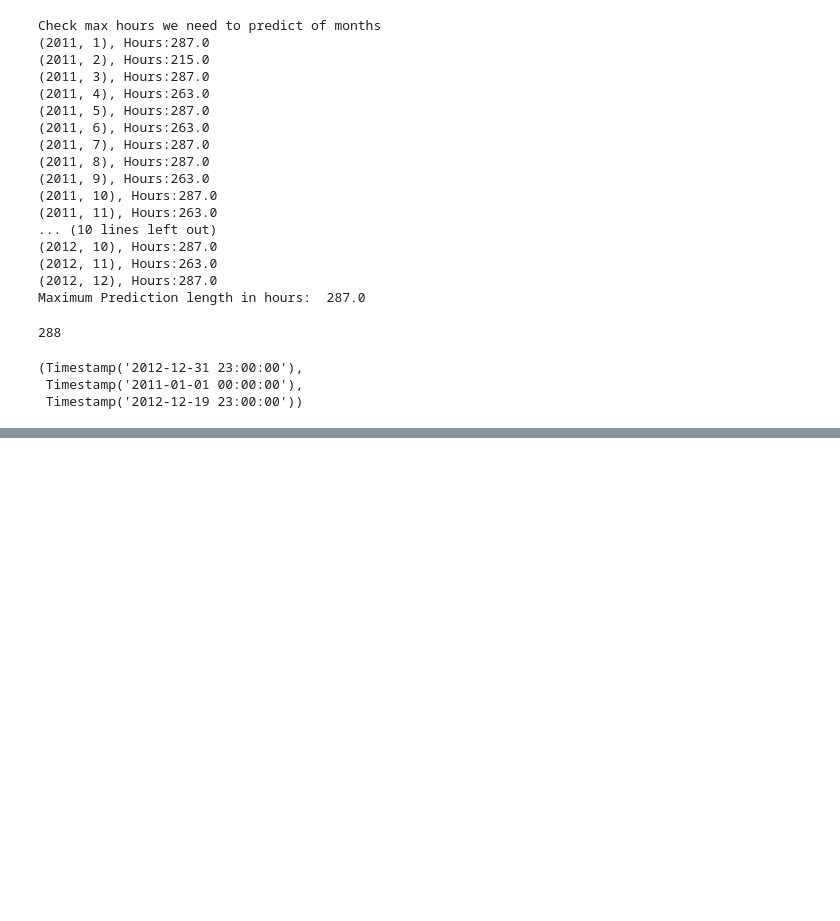
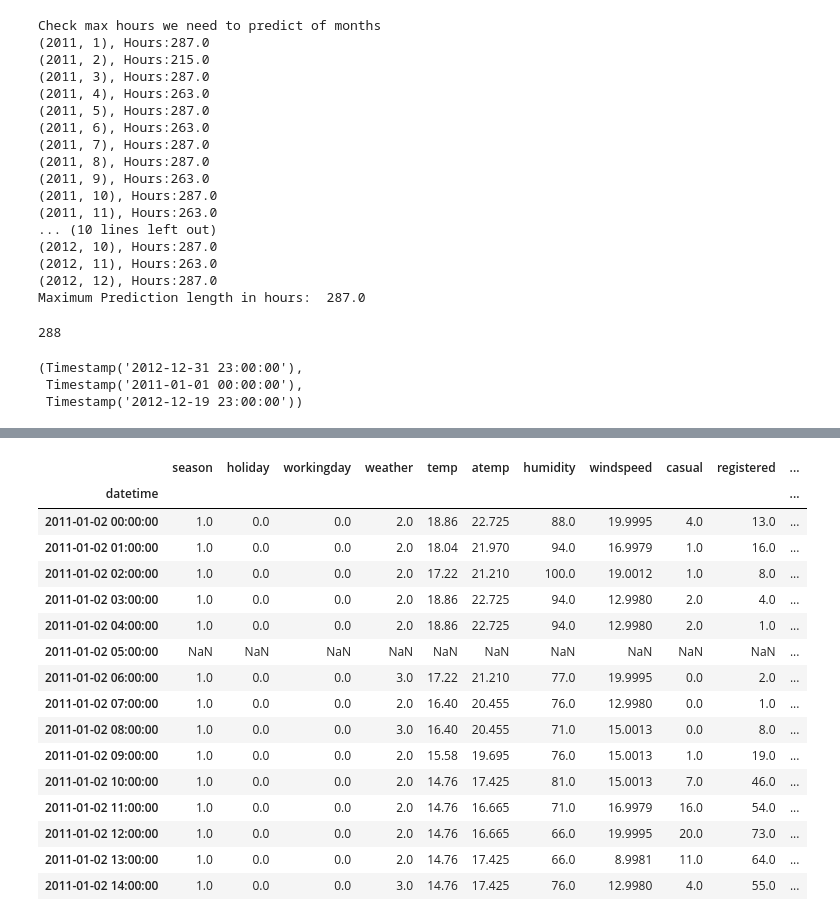
Before and after one commit to saravanankrishnarajan/SageMaker, a Jupyter notebook: DeepAR/BikeRental/deepar_biketrain_data_preparation.ipynb, the cells around one changed output, grey strips where cells are left out. Cells and saved outputs as stored; diff of their text form; code cells hidden in the pictures; blank space fills up the shorter version.

```diff
--- a/DeepAR/BikeRental/deepar_biketrain_data_preparation.ipynb
+++ b/DeepAR/BikeRental/deepar_biketrain_data_preparation.ipynb
@@ -138,0 +220,21 @@ dt_train_range = (dt_dataset_start_time, dt_dataset_end_time - datetime.timedelt
+# %%
+# after resample 5AM row has all NaNs
+df['2011-01-02 00:00:00':'2011-01-02 14:00:00']
+# %% [output]
+|  | season | holiday | workingday | weather | temp | atemp | humidity | windspeed | casual | registered | ... |
+| datetime |  |  |  |  |  |  |  |  |  |  | ... |
+| 2011-01-02 00:00:00 | 1.0 | 0.0 | 0.0 | 2.0 | 18.86 | 22.725 | 88.0 | 19.9995 | 4.0 | 13.0 | ... |
+| 2011-01-02 01:00:00 | 1.0 | 0.0 | 0.0 | 2.0 | 18.04 | 21.970 | 94.0 | 16.9979 | 1.0 | 16.0 | ... |
+| 2011-01-02 02:00:00 | 1.0 | 0.0 | 0.0 | 2.0 | 17.22 | 21.210 | 100.0 | 19.0012 | 1.0 | 8.0 | ... |
+| 2011-01-02 03:00:00 | 1.0 | 0.0 | 0.0 | 2.0 | 18.86 | 22.725 | 94.0 | 12.9980 | 2.0 | 4.0 | ... |
+| 2011-01-02 04:00:00 | 1.0 | 0.0 | 0.0 | 2.0 | 18.86 | 22.725 | 94.0 | 12.9980 | 2.0 | 1.0 | ... |
+| 2011-01-02 05:00:00 | NaN | NaN | NaN | NaN | NaN | NaN | NaN | NaN | NaN | NaN | ... |
+| 2011-01-02 06:00:00 | 1.0 | 0.0 | 0.0 | 3.0 | 17.22 | 21.210 | 77.0 | 19.9995 | 0.0 | 2.0 | ... |
+| 2011-01-02 07:00:00 | 1.0 | 0.0 | 0.0 | 2.0 | 16.40 | 20.455 | 76.0 | 12.9980 | 0.0 | 1.0 | ... |
+| 2011-01-02 08:00:00 | 1.0 | 0.0 | 0.0 | 3.0 | 16.40 | 20.455 | 71.0 | 15.0013 | 0.0 | 8.0 | ... |
+| 2011-01-02 09:00:00 | 1.0 | 0.0 | 0.0 | 2.0 | 15.58 | 19.695 | 76.0 | 15.0013 | 1.0 | 19.0 | ... |
+| 2011-01-02 10:00:00 | 1.0 | 0.0 | 0.0 | 2.0 | 14.76 | 17.425 | 81.0 | 15.0013 | 7.0 | 46.0 | ... |
+| 2011-01-02 11:00:00 | 1.0 | 0.0 | 0.0 | 2.0 | 14.76 | 16.665 | 71.0 | 16.9979 | 16.0 | 54.0 | ... |
+| 2011-01-02 12:00:00 | 1.0 | 0.0 | 0.0 | 2.0 | 14.76 | 16.665 | 66.0 | 19.9995 | 20.0 | 73.0 | ... |
+| 2011-01-02 13:00:00 | 1.0 | 0.0 | 0.0 | 2.0 | 14.76 | 17.425 | 66.0 | 8.9981 | 11.0 | 64.0 | ... |
+| 2011-01-02 14:00:00 | 1.0 | 0.0 | 0.0 | 3.0 | 14.76 | 17.425 | 76.0 | 12.9980 | 4.0 | 55.0 | ... |
```
Also changed, not shown: parts of 16 cells of this notebook.
